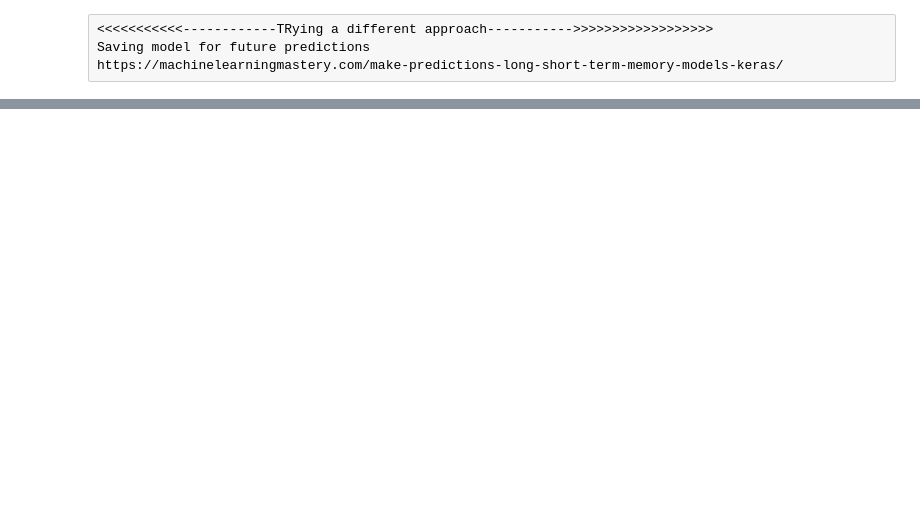
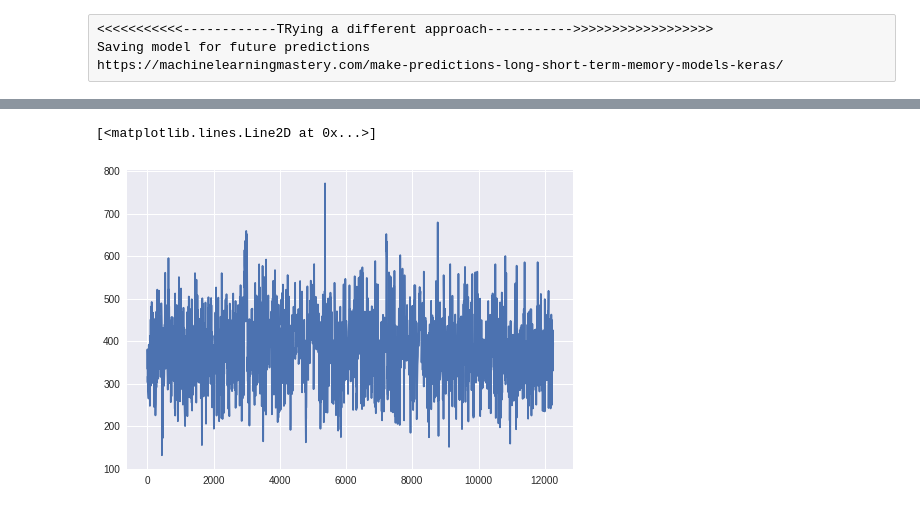
Before and after one commit to LibbyFender/Capstone, a Jupyter notebook: CapstoneRegressionNeuralNetwork.ipynb, the cells around one changed output, grey strips where cells are left out. Saved outputs shown, nothing was run; the diff lists cells and outputs as text; code cells hidden in the pictures; blank space fills up the shorter version.

```diff
--- a/CapstoneRegressionNeuralNetwork.ipynb
+++ b/CapstoneRegressionNeuralNetwork.ipynb
@@ -330,2 +419,4 @@ plt.show()
+# %%
+regr_pred = regr.predict(X_test)
 # %%
 knn_pred
@@ -335,0 +431,2 @@ lr_train_pred
+# %%
+predictions= pd.DataFrame(y_test)
@@ -335,0 +443,6 @@ lr_train_pred
+# %%
+predictions['lin_reg']=lr_test_pred
+predictions['knn']= knn_pred
+predictions['new_baseline']=regr_pred
+predictions['Larger_model']= lrg_pred
+predictions['Baseline_model']= bl_pred
@@ -335,0 +470,7 @@ lr_train_pred
+# %%
+sorted_pred = predictions.sort_index(axis=0)
+# %%
+plt.plot(sorted_pred['First_Wilks'])
+# %% [output]
+[<matplotlib.lines.Line2D at 0x...>]
+[figure, added]
```
Also changed, not shown: parts of 61 cells of this notebook, 5 other files.
